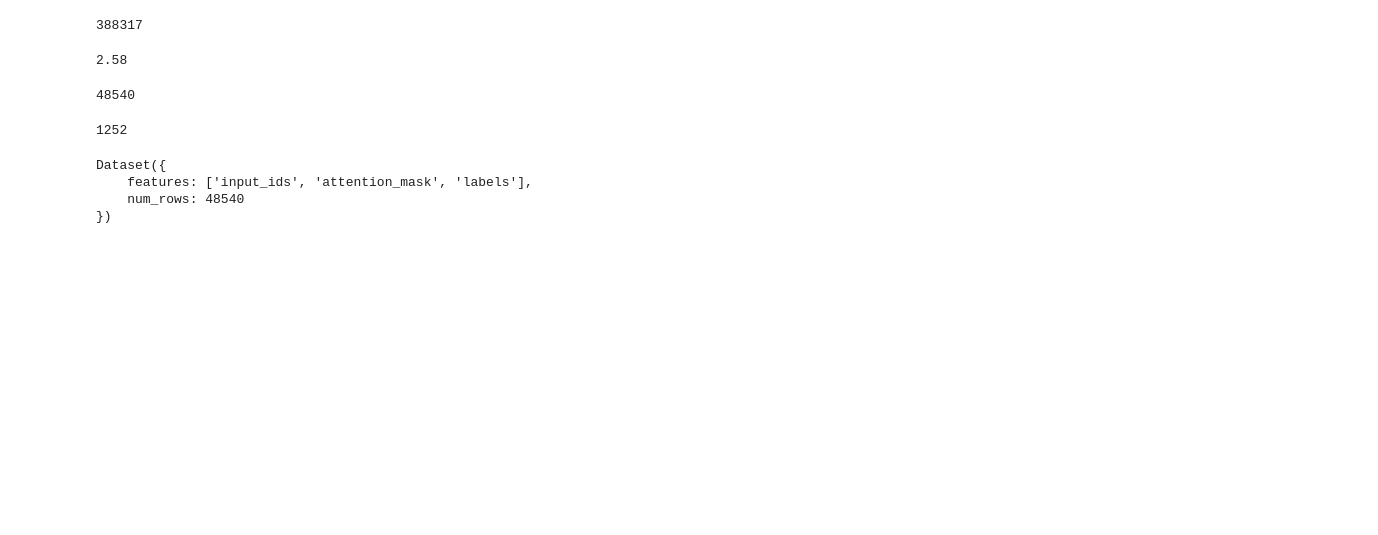
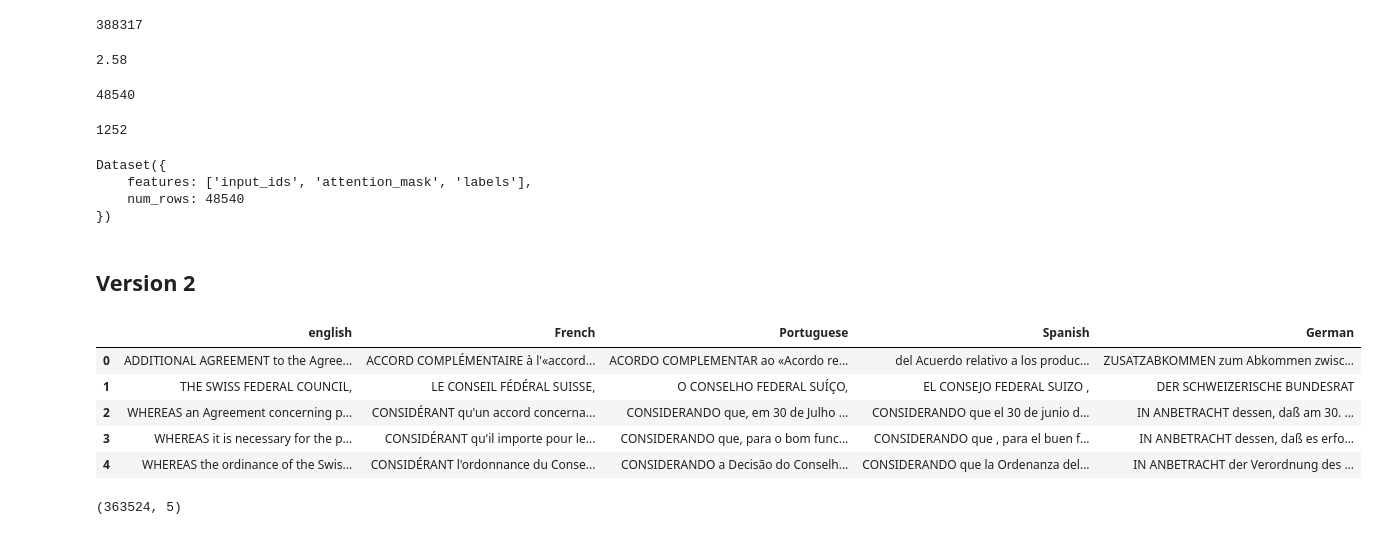
Before and after one commit to iampali/Mbart-Law-finetune, a Jupyter notebook: create_dataset.ipynb, the cells around one changed output. Drawn from its saved outputs; the diff is of its cells as text; code cells hidden in the pictures; blank space fills up the shorter version.

```diff
--- a/create_dataset.ipynb
+++ b/create_dataset.ipynb
@@ -456,3 +456,17 @@ if a < 0:
     print("Good")
 else:
     assert f"What the fuck is going on"
+# %% [markdown]
+## Version 2
+# %%
+import pandas as pd
+data = pd.read_csv('data/data.csv', sep='\t')
+# %%
+data.head()
+# %% [output]
+|  | english | French | Portuguese | Spanish | German |
+| 0 | ADDITIONAL AGREEMENT to the Agree... | ACCORD COMPLÉMENTAIRE à l'«accord... | ACORDO COMPLEMENTAR ao «Acordo re... | del Acuerdo relativo a los produc... | ZUSATZABKOMMEN zum Abkommen zwisc... |
+| 1 | THE SWISS FEDERAL COUNCIL, | LE CONSEIL FÉDÉRAL SUISSE, | O CONSELHO FEDERAL SUÍÇO, | EL CONSEJO FEDERAL SUIZO , | DER SCHWEIZERISCHE BUNDESRAT |
+| 2 | WHEREAS an Agreement concerning p... | CONSIDÉRANT qu'un accord concerna... | CONSIDERANDO que, em 30 de Julho ... | CONSIDERANDO que el 30 de junio d... | IN ANBETRACHT dessen, daß am 30. ... |
+| 3 | WHEREAS it is necessary for the p... | CONSIDÉRANT qu'il importe pour le... | CONSIDERANDO que, para o bom func... | CONSIDERANDO que , para el buen f... | IN ANBETRACHT dessen, daß es erfo... |
+| 4 | WHEREAS the ordinance of the Swis... | CONSIDÉRANT l'ordonnance du Conse... | CONSIDERANDO a Decisão do Conselh... | CONSIDERANDO que la Ordenanza del... | IN ANBETRACHT der Verordnung des ... |
@@ -458,0 +485,4 @@ else:
+# %%
+data.shape
+# %% [output]
+(363524, 5)
```
Also changed, not shown: parts of 14 cells of this notebook, 7 other files.
